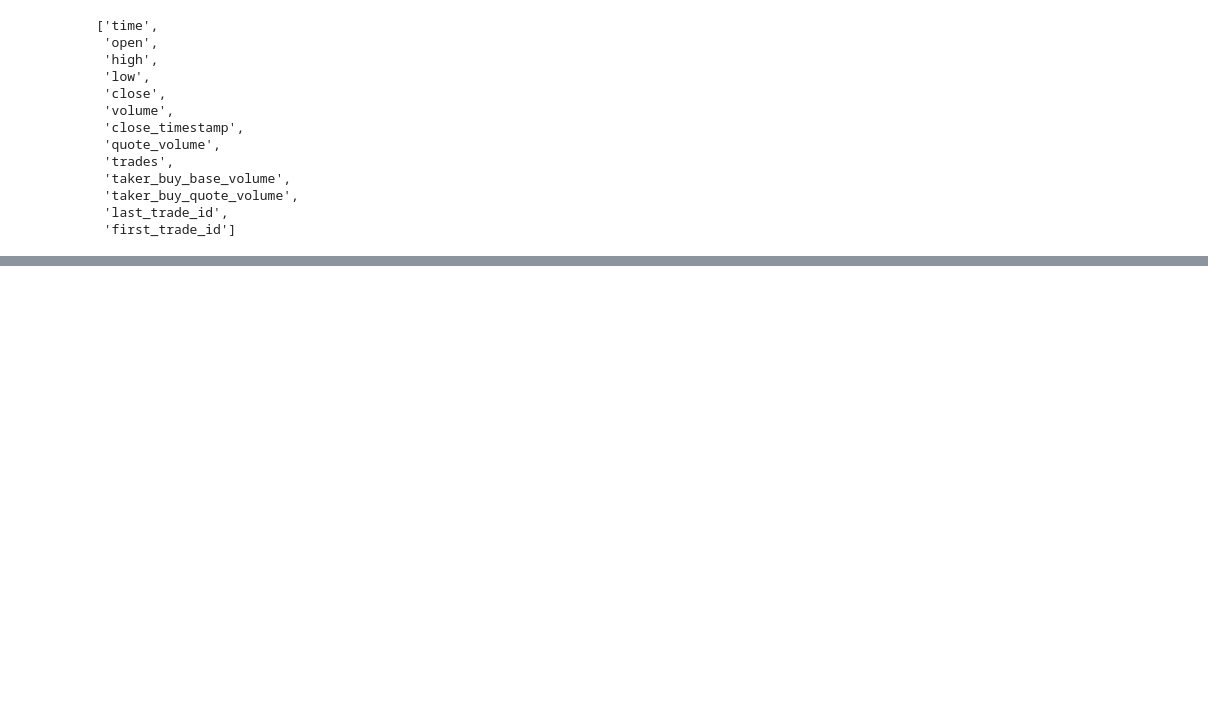
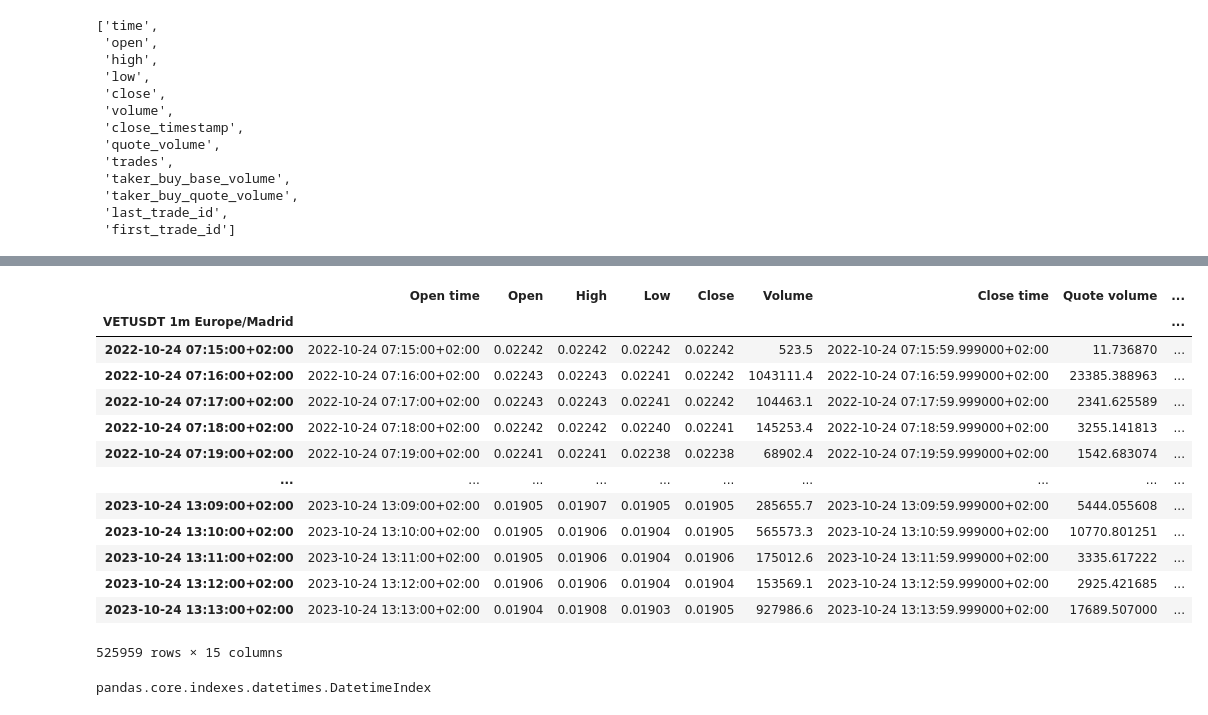
Before and after one commit to nand0san/binpan_studio, a Jupyter notebook: example_database.ipynb, the cells around one changed output, grey strips where cells are left out. Saved outputs shown, nothing was run; the diff lists cells and outputs as text; code cells hidden in the pictures; blank space fills up the shorter version.

Commit message:
repair working

```diff
--- a/example_database.ipynb
+++ b/example_database.ipynb
@@ -146,0 +188,3 @@ sym.discontinuities
+# %%
+sym.repair_continuity()
+# %% [output]
@@ -147,3 +196,21 @@ sym.discontinuities
+|  | Open time | Open | High | Low | Close | Volume | Close time | Quote volume | ... |
+| VETUSDT 1m Europe/Madrid |  |  |  |  |  |  |  |  | ... |
+| 2022-10-24 07:15:00+02:00 | 2022-10-24 07:15:00+02:00 | 0.02242 | 0.02242 | 0.02242 | 0.02242 | 523.5 | 2022-10-24 07:15:59.999000+02:00 | 11.736870 | ... |
+| 2022-10-24 07:16:00+02:00 | 2022-10-24 07:16:00+02:00 | 0.02243 | 0.02243 | 0.02241 | 0.02242 | 1043111.4 | 2022-10-24 07:16:59.999000+02:00 | 23385.388963 | ... |
+| 2022-10-24 07:17:00+02:00 | 2022-10-24 07:17:00+02:00 | 0.02243 | 0.02243 | 0.02241 | 0.02242 | 104463.1 | 2022-10-24 07:17:59.999000+02:00 | 2341.625589 | ... |
+| 2022-10-24 07:18:00+02:00 | 2022-10-24 07:18:00+02:00 | 0.02242 | 0.02242 | 0.02240 | 0.02241 | 145253.4 | 2022-10-24 07:18:59.999000+02:00 | 3255.141813 | ... |
+| 2022-10-24 07:19:00+02:00 | 2022-10-24 07:19:00+02:00 | 0.02241 | 0.02241 | 0.02238 | 0.02238 | 68902.4 | 2022-10-24 07:19:59.999000+02:00 | 1542.683074 | ... |
+| ... | ... | ... | ... | ... | ... | ... | ... | ... | ... |
+| 2023-10-24 13:09:00+02:00 | 2023-10-24 13:09:00+02:00 | 0.01905 | 0.01907 | 0.01905 | 0.01905 | 285655.7 | 2023-10-24 13:09:59.999000+02:00 | 5444.055608 | ... |
+| 2023-10-24 13:10:00+02:00 | 2023-10-24 13:10:00+02:00 | 0.01905 | 0.01906 | 0.01904 | 0.01905 | 565573.3 | 2023-10-24 13:10:59.999000+02:00 | 10770.801251 | ... |
+| 2023-10-24 13:11:00+02:00 | 2023-10-24 13:11:00+02:00 | 0.01905 | 0.01906 | 0.01904 | 0.01906 | 175012.6 | 2023-10-24 13:11:59.999000+02:00 | 3335.617222 | ... |
+| 2023-10-24 13:12:00+02:00 | 2023-10-24 13:12:00+02:00 | 0.01906 | 0.01906 | 0.01904 | 0.01904 | 153569.1 | 2023-10-24 13:12:59.999000+02:00 | 2925.421685 | ... |
+| 2023-10-24 13:13:00+02:00 | 2023-10-24 13:13:00+02:00 | 0.01904 | 0.01908 | 0.01903 | 0.01905 | 927986.6 | 2023-10-24 13:13:59.999000+02:00 | 17689.507000 | ... |
+525959 rows × 15 columns
+# %%
+type(sym.df.index)
+# %% [output]
+pandas.core.indexes.datetimes.DatetimeIndex
 # %%
 df = sym.df
 df
```
Also changed, not shown: parts of 12 cells of this notebook, 2 other files.
